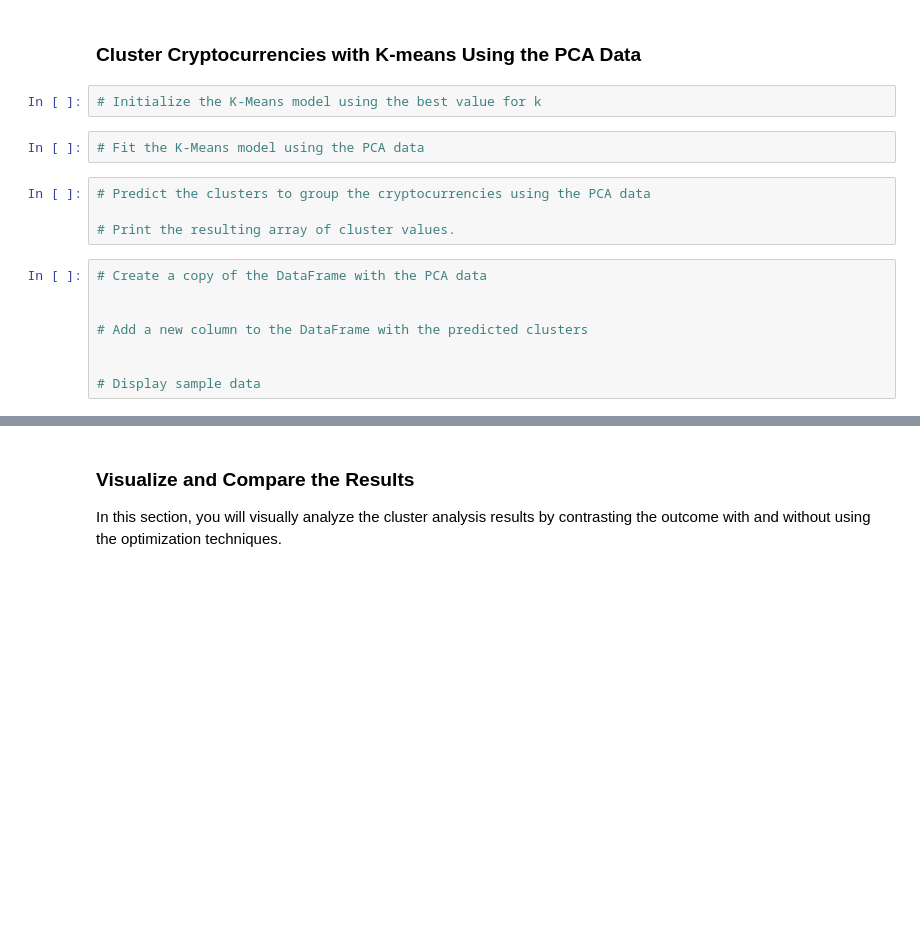
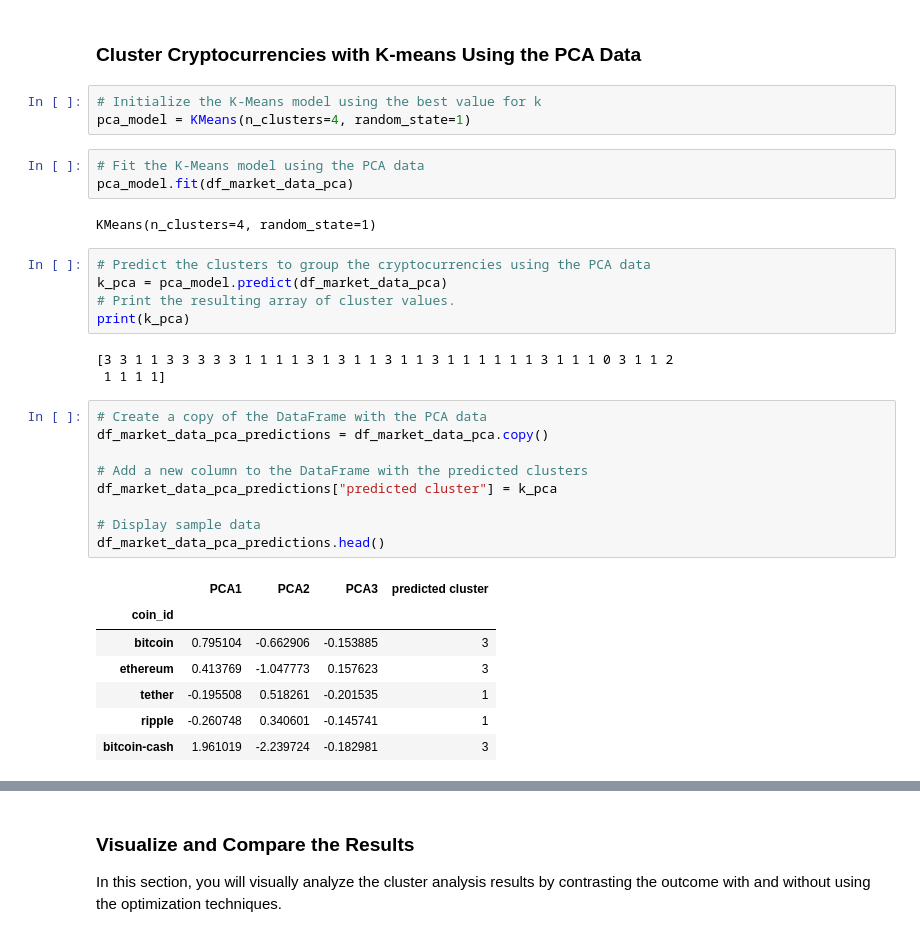
Before and after one commit to jbateson0918/CryptoClustering, a Jupyter notebook: Starter_Code/Crypto_Clustering.ipynb, the cells around one changed output, grey strips where cells are left out. Cells and saved outputs as stored; diff of their text form; blank space fills up the shorter version.

```diff
--- a/Starter_Code/Crypto_Clustering.ipynb
+++ b/Starter_Code/Crypto_Clustering.ipynb
@@ -291,20 +294,37 @@ df_elbow.hvplot.line(
 ### Cluster Cryptocurrencies with K-means Using the PCA Data
 # %%
 # Initialize the K-Means model using the best value for k
+pca_model = KMeans(n_clusters=4, random_state=1)
 # %%
 # Fit the K-Means model using the PCA data
+pca_model.fit(df_market_data_pca)
+# %% [output]
+KMeans(n_clusters=4, random_state=1)
 # %%
 # Predict the clusters to group the cryptocurrencies using the PCA data
-
+k_pca = pca_model.predict(df_market_data_pca)
 # Print the resulting array of cluster values.
+print(k_pca)
+# %% [output]
+[3 3 1 1 3 3 3 3 3 1 1 1 1 3 1 3 1 1 3 1 1 3 1 1 1 1 1 1 3 1 1 1 0 3 1 1 2
+ 1 1 1 1]
 # %%
 # Create a copy of the DataFrame with the PCA data
-
+df_market_data_pca_predictions = df_market_data_pca.copy()
 
 # Add a new column to the DataFrame with the predicted clusters
-
+df_market_data_pca_predictions["predicted cluster"] = k_pca
 
 # Display sample data
+df_market_data_pca_predictions.head()
+# %% [output]
+|  | PCA1 | PCA2 | PCA3 | predicted cluster |
+| coin_id |  |  |  |  |
+| bitcoin | 0.795104 | -0.662906 | -0.153885 | 3 |
+| ethereum | 0.413769 | -1.047773 | 0.157623 | 3 |
+| tether | -0.195508 | 0.518261 | -0.201535 | 1 |
+| ripple | -0.260748 | 0.340601 | -0.145741 | 1 |
+| bitcoin-cash | 1.961019 | -2.239724 | -0.182981 | 3 |
 # %%
 # Create a scatter plot using hvPlot by setting
 # `x="PC1"` and `y="PC2"`.
```
Also changed, not shown: parts of 8 cells of this notebook.
